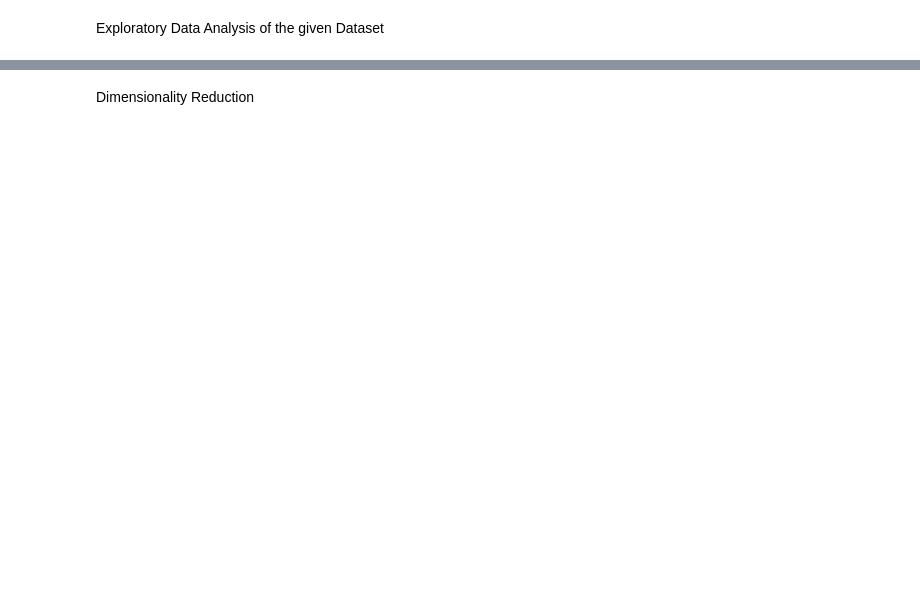
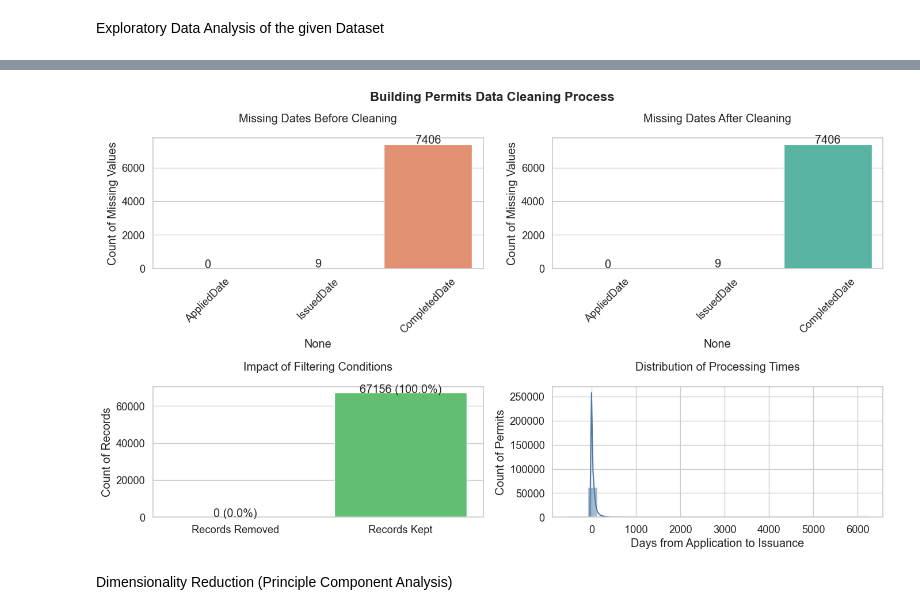
Before and after one commit to Dhairya-A-Mehra/DSBI, a Jupyter notebook: main.ipynb, the cells around one changed output, grey strips where cells are left out. Drawn from its saved outputs; the diff is of its cells as text; code cells hidden in the pictures; blank space fills up the shorter version.

```diff
--- a/main.ipynb
+++ b/main.ipynb
@@ -581,0 +675,73 @@ data_visualization(df)
+# %%
+import matplotlib.pyplot as plt
+import seaborn as sns
+
+# Set style for professional academic presentation
+sns.set(style="whitegrid", font_scale=1.2)
+plt.figure(figsize=(14, 8))
+
+# 1. Before Cleaning Visualization
+plt.subplot(2, 2, 1)
+missing_before = df[date_cols].isnull().sum()
+sns.barplot(x=missing_before.index, y=missing_before.values, palette="rocket")
+plt.title("Missing Dates Before Cleaning", pad=20)
+plt.ylabel("Count of Missing Values")
+plt.xticks(rotation=45)
+
+# Add the exact numbers on top of bars
+for i, v in enumerate(missing_before.values):
+    plt.text(i, v + 50, str(v), ha='center')
+
+# 2. Apply your filtering conditions
+condition_to_drop = (
+    df["AppliedDate"].isnull() |
+    (df["IssuedDate"].isnull() & df["ExpiresDate"].isnull()) |
+    (df["IssuedDate"].notnull() & df["CompletedDate"].isnull() & df["ExpiresDate"].isnull())
+)
+filtered_df = df[~condition_to_drop]
+
+# 3. After Cleaning Visualization
+plt.subplot(2, 2, 2)
+missing_after = filtered_df[date_cols].isnull().sum()
+sns.barplot(x=missing_after.index, y=missing_after.values, palette="mako")
+plt.title("Missing Dates After Cleaning", pad=20)
+plt.ylabel("Count of Missing Values")
+plt.xticks(rotation=45)
+
+# Add the exact numbers on top of bars
+for i, v in enumerate(missing_after.values):
+    plt.text(i, v + 50, str(v), ha='center')
+
+# 4. Records Removed Visualization
+plt.subplot(2, 2, 3)
+removed_count = len(df) - len(filtered_df)
+remaining_count = len(filtered_df)
+sns.barplot(x=['Records Removed', 'Records Kept'],
+            y=[removed_count, remaining_count],
+            palette=['#ff6b6b', '#51cf66'])
+plt.title("Impact of Filtering Conditions", pad=20)
+plt.ylabel("Count of Records")
+
+# Add percentage annotations
+total = len(df)
+for i, v in enumerate([removed_count, remaining_count]):
+    plt.text(i, v + 50, f"{v} ({v/total:.1%})", ha='center')
+
+# 5. Timeline Analysis (Applied vs Issued Dates)
+plt.subplot(2, 2, 4)
+valid_dates = filtered_df.dropna(subset=['AppliedDate', 'IssuedDate'])
+valid_dates['ProcessingDays'] = (valid_dates['IssuedDate'] - valid_dates['AppliedDate']).dt.days
+
+sns.histplot(valid_dates['ProcessingDays'], bins=30, kde=True, color='#4e79a7')
+plt.title("Distribution of Processing Times", pad=20)
+plt.xlabel("Days from Application to Issuance")
+plt.ylabel("Count of Permits")
+
+# Adjust layout
+plt.tight_layout()
+plt.suptitle("Building Permits Data Cleaning Process", y=1.02, fontsize=16, fontweight='bold')
+
+# Save high-quality image for presentation
+plt.savefig('building_permits_cleaning_visualization.png', dpi=300, bbox_inches='tight')
+plt.show()
+# %% [output]
@@ -582,2 +764,3 @@ data_visualization(df)
+[figure, added]
 # %% [markdown]
-Dimensionality Reduction
+Dimensionality Reduction (Principle Component Analysis)
```
Also changed, not shown: parts of 21 cells of this notebook, 3 other files.
